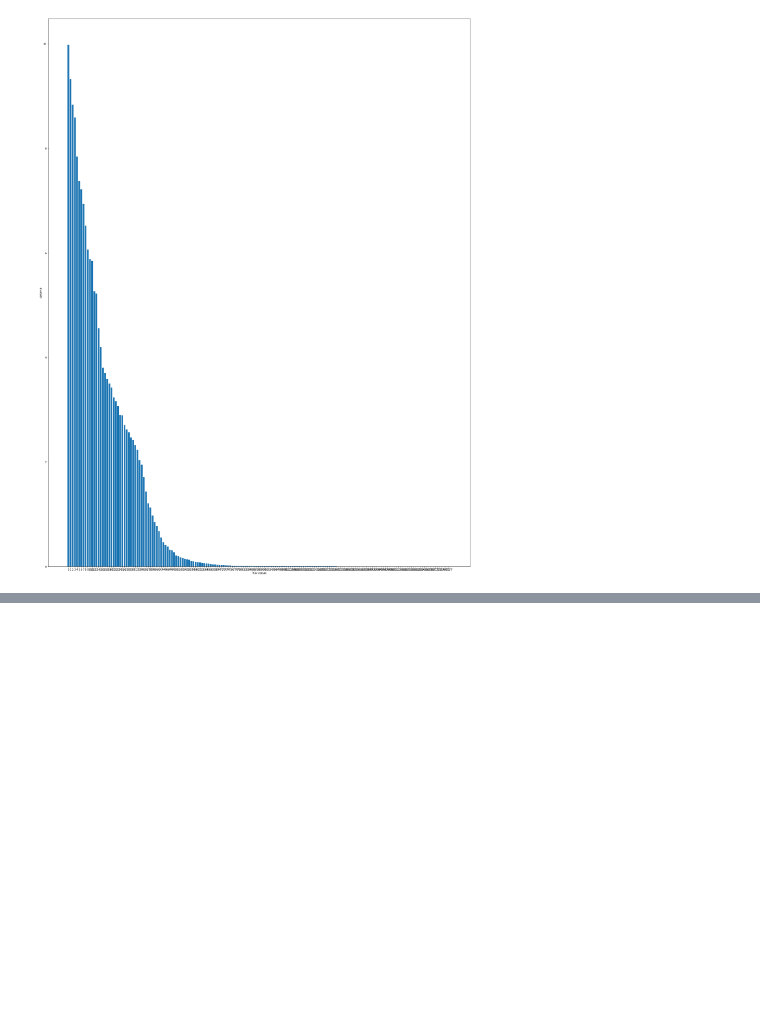
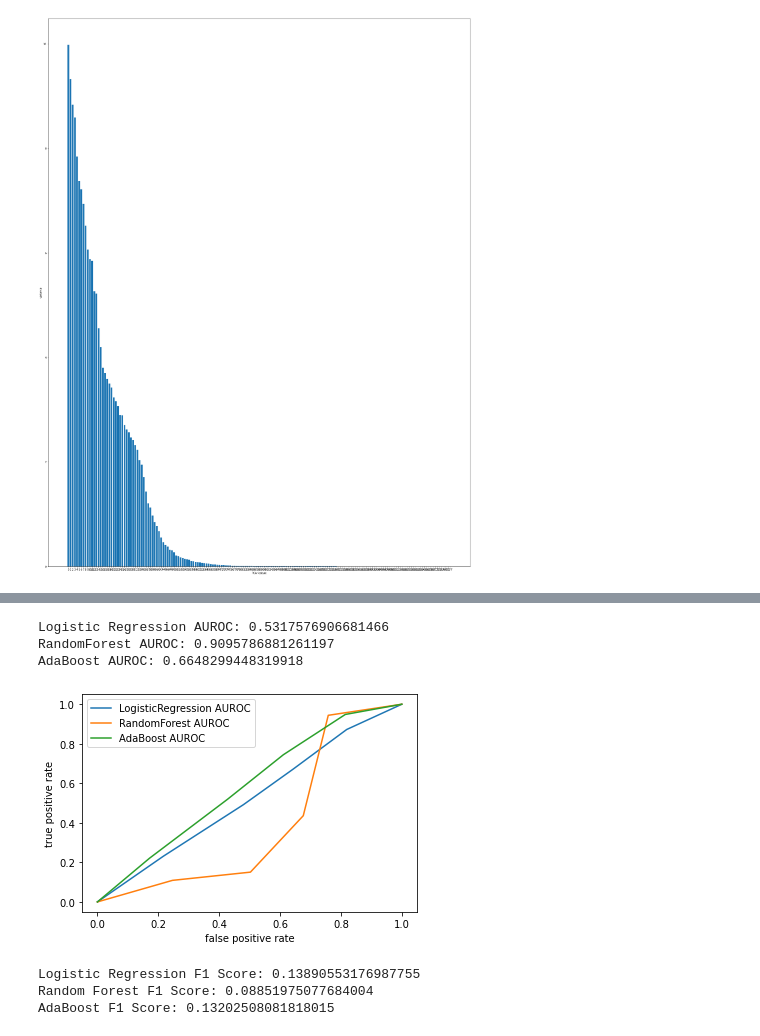
Before and after one commit to Br111t/epileptic, a Jupyter notebook: ESR_Preprocessing_Modeling.ipynb, the cells around one changed output, grey strips where cells are left out. Drawn from its saved outputs; the diff is of its cells as text; code cells hidden in the pictures; blank space fills up the shorter version.

```diff
--- a/ESR_Preprocessing_Modeling.ipynb
+++ b/ESR_Preprocessing_Modeling.ipynb
@@ -158,0 +178,57 @@ KeyError: 'Unnamed'
+# %%
+def classOpVal(y_test, y_pred, flat_ypred, clf_pipe):
+    # Calculate AUROC
+    auc = roc_auc_score(y_test, y_pred, multi_class='ovr')
+
+    # Calculate ROC curve
+    r_fpr, r_tpr, _ = roc_curve(y_test, flat_ypred, pos_label=lr_pipe.classes_[1])
+
+    return auc, r_fpr, r_tpr
+# %%
+# LogisticRegression classification threshold
+lr_auc, lr_fpr, lr_tpr = classOpVal(y_test, lry_pred, lrflat_ypred, lr_pipe)
+
+# RandomForest classification threshold
+rf_auc, rf_fpr, rf_tpr = classOpVal(y_test, rfy_pred, rfflat_ypred, rf_pipe)
+
+# AdaBoost classification threshold
+ab_auc, ab_fpr, ab_tpr = classOpVal(y_test, aby_pred, abflat_ypred, ab_pipe)
+# %%
+print("Logistic Regression AUROC:", lr_auc)
+plt.plot(lr_fpr, lr_tpr, linestyle='-', label="LogisticRegression AUROC" % lr_auc)
+
+print("RandomForest AUROC:", rf_auc)
+plt.plot(rf_fpr, rf_tpr, linestyle='-', label="RandomForest AUROC" % rf_auc)
+
+print("AdaBoost AUROC:", ab_auc)
+plt.plot(ab_fpr, ab_tpr, linestyle='-', label="AdaBoost AUROC" % ab_auc)
+
+# set axis labels
+plt.xlabel('false positive rate')
+plt.ylabel('true positive rate')
+
+
+# display plot
+plt.legend()
+plt.show()
+# %% [output]
+Logistic Regression AUROC: 0.5317576906681466
+RandomForest AUROC: 0.9095786881261197
+AdaBoost AUROC: 0.6648299448319918
+[figure, added]
+# %%
+# Logistic Regression f1_score
+lr_f1 = f1_score(y_test, lrflat_ypred, pos_label=1, average='macro', sample_weight=None, zero_division='warn')
+print('Logistic Regression F1 Score:', lr_f1)
+
+# RandomForest f1_score
+rf_f1 = f1_score(y_test, rfflat_ypred, pos_label=1, average='macro', sample_weight=None, zero_division='warn')
+print('Random Forest F1 Score:', rf_f1)
+
+# AdaBoost f1_score
+ab_f1 = f1_score(y_test, abflat_ypred, pos_label=1, average='macro', sample_weight=None, zero_division='warn')
+print('AdaBoost F1 Score:', ab_f1)
+# %% [output]
+Logistic Regression F1 Score: 0.13890553176987755
+Random Forest F1 Score: 0.08851975077684004
+AdaBoost F1 Score: 0.13202508081818015
```
Also changed, not shown: parts of 17 cells of this notebook.
